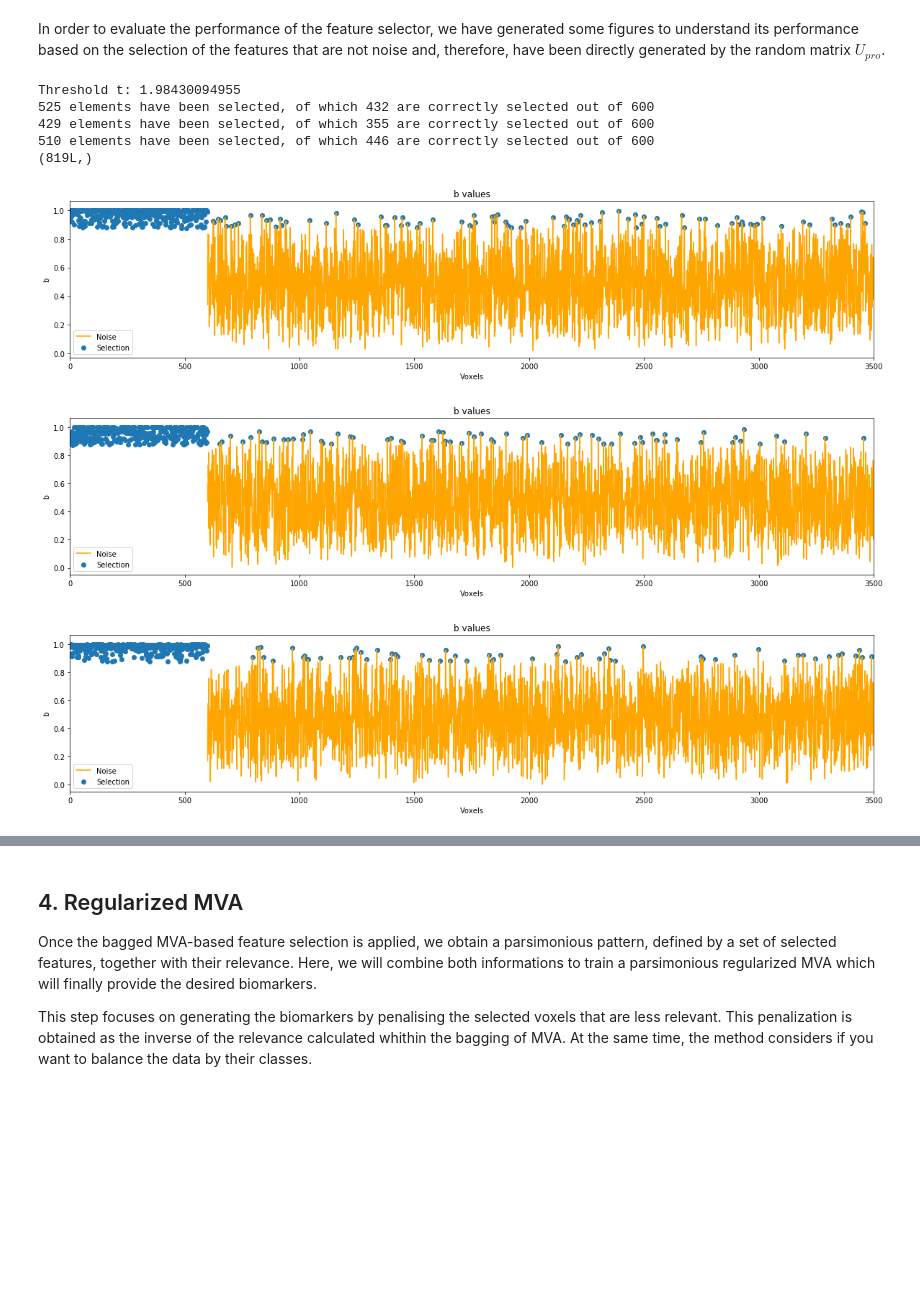
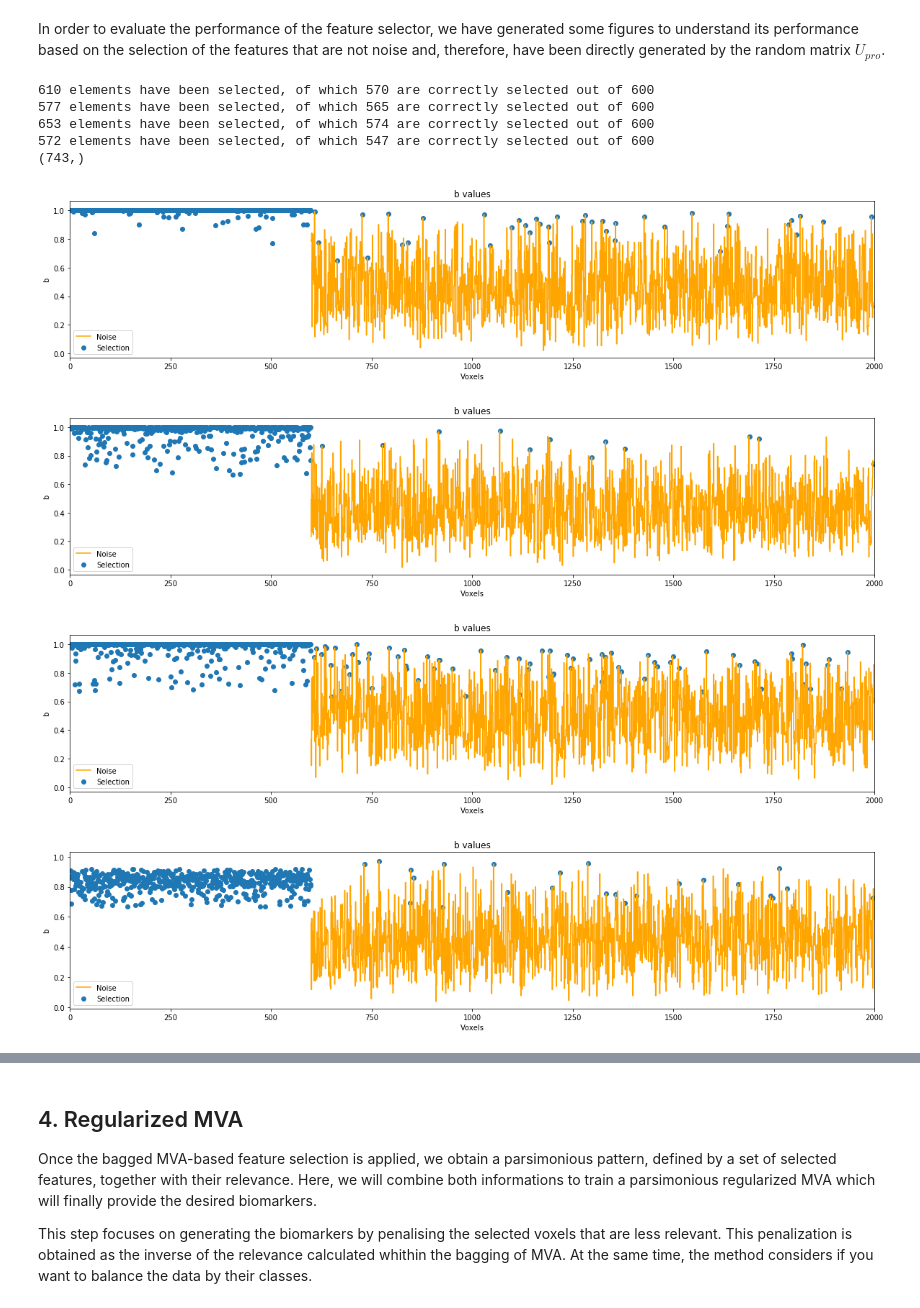
Before and after one commit to sevisal/regMVA, a Jupyter notebook: regMVA_Library Notebook.ipynb, the cells around one changed output, grey strips where cells are left out. Drawn from its saved outputs; the diff is of its cells as text; code cells hidden in the pictures; blank space fills up the shorter version.

```diff
--- a/regMVA_Library Notebook.ipynb
+++ b/regMVA_Library Notebook.ipynb
@@ -159,10 +160,10 @@ n_classes = len(set_classes)
 
 Y_tr_b = label_binarize(Y_tr, classes = set_classes, neg_label = -1)
 
-sub_class = long(round(N*M_rate/n_classes))
+sub_class = round(N*M_rate/n_classes)
 
-print 'Amount of subjects: ' +str(N)
-print 'Samples taken per class: ' +str(sub_class)
+print ('Amount of subjects: ' +str(N))
+print ('Samples taken per class: ' +str(sub_class))
 
 Abag =  1     #Si está a 1 es Fast Si está a 0 Slow
 
@@ -273,46 +244,64 @@ for cl in set_classes:
+# %%
+from scipy.stats import norm
+
+# Parameters
+alp = 0.01     # Significancy
+p_th = 1-alp   # Threshold
+
+def computeZTest(hatp, p0=0.5, gamma = 0.5):
+    s = (gamma/(1-gamma))*hatp*(1-hatp)
+    # To avoid divide by zero
+    s[np.where(s==0)]=np.finfo(float).eps
+    z = np.divide(hatp-p0, np.sqrt(s))
+    p = norm.cdf(z)
+    return z, p
 # %% [markdown]
 In order to evaluate the performance of the feature selector, we have generated some figures to understand its performance based on the selection of the features that are not noise and, therefore, have been directly generated by the random matrix $U_{pro}$.
 # %%
-S = np.zeros((n_classes,dim))
 S_tot = []
+idx_S = np.arange(dim)
 
-print 'Threshold t: ' + str(t_th)
+for cl in np.arange(n_classes):
+    S_r = np.zeros((R,dim))
+    for r in np.arange(R):
+        z,p = computeZTest(Psi[cl,:,r])
+        p[p>0.5] = 1-p[p>0.5]    #Symmetry
+        S_r[r,:] = p < 0.5*alp
+    S_cl = (np.mean(S_r,axis=0) >= 0.5)  #Majority-vote
+    S_tot = np.hstack((S_tot,idx_S[S_cl]))
 
-for cl in set_classes:
-    S[cl,:] = np.arange(dim)
-    S_tot = np.hstack((S_tot,S[cl,t[cl,:]>t_th]))
-    idx = np.arange(dim)
-    idx_par_est = S[cl,t[cl,:]>t_th].astype(int)
-    idx_par = idx[idx_good]
+    idx_par_est = idx_S[S_cl]
+    idx_par = idx_S[idx_good]
     shared_num = []
     for number in idx_par_est:
         if number in idx_par:
             shared_num.append(number)
-    print str(len(idx_par_est))+' elements have been selected, of which '+str(len(shared_num))+' are correctly selected out of '+str(dim_good)
+    print (str(len(idx_par_est))+' elements have been selected, of which '+str(len(shared_num))+' are correctly selected out of '+str(dim_good))
 
     plt.figure(figsize=(20, 4))
     #plt.step(idx[cl * rel:(cl+1)*rel],b[cl,cl * rel:(cl+1)*rel],'green' , label='Class Relevant')
     plt.scatter(idx[idx_par_est],b[cl,idx_par_est], label='Selection')
     plt.step(idx[idx_noise],b[cl,idx_noise],'orange', label='Noise')
 
     plt.xlabel('Voxels')
     plt.ylabel('b')
     plt.xlim(0,dim)
     plt.title('b values')
     plt.legend(loc = 3)
 
 S_sel, count = np.unique(S_tot, return_counts = True)
-print S_sel.shape
+print (S_sel.shape)
 S = S_sel.astype(int)
 
 X_tr_S = X_tr[:,S]
 X_tst_S = X_tst[:,S]
 # %% [output]
-Threshold t: 1.98430094955
-525 elements have been selected, of which 432 are correctly selected out of 600
-429 elements have been selected, of which 355 are correctly selected out of 600
-510 elements have been selected, of which 446 are correctly selected out of 600
-(819L,)
+610 elements have been selected, of which 570 are correctly selected out of 600
+577 elements have been selected, of which 565 are correctly selected out of 600
+653 elements have been selected, of which 574 are correctly selected out of 600
+572 elements have been selected, of which 547 are correctly selected out of 600
+(743,)
-[figure, old version]
+[figure, new version]
-[figure, old version]
+[figure, new version]
-[figure, old version]
+[figure, new version]
+[figure, added]
```
Also changed, not shown: parts of 11 cells of this notebook.
